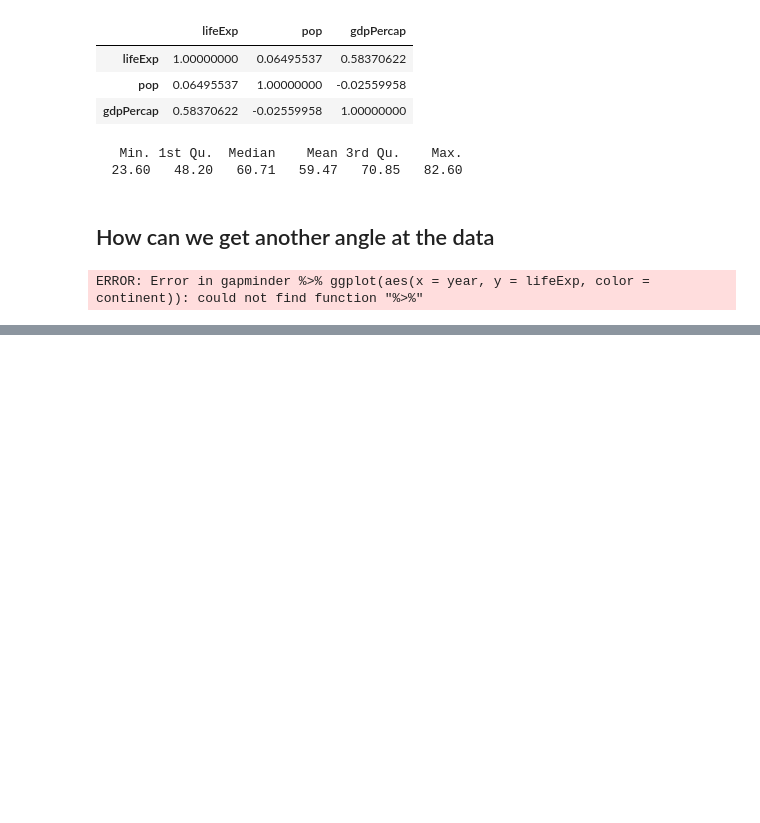
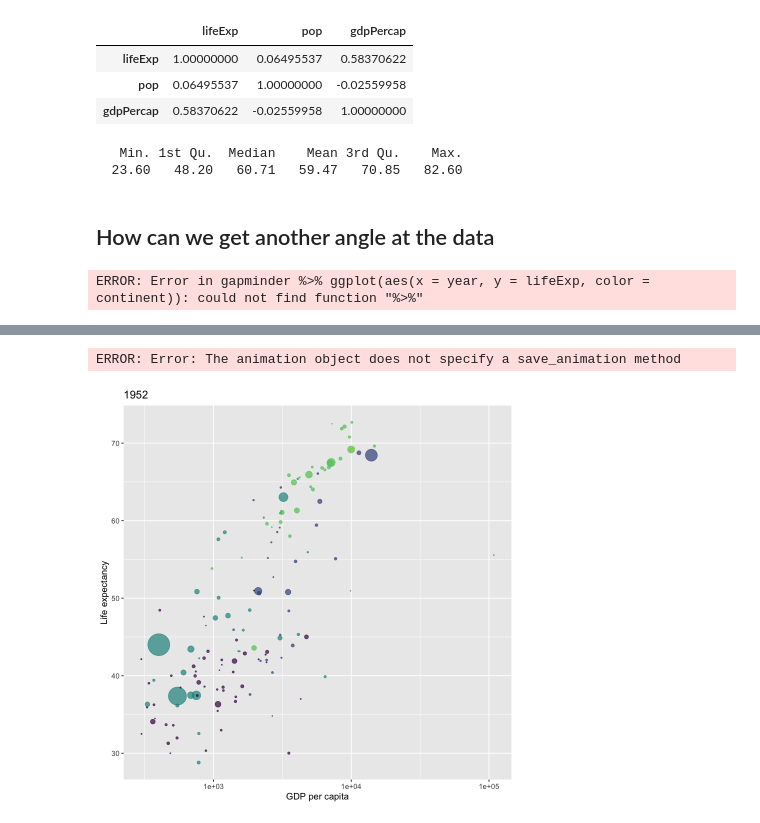
Before and after one commit to nilsjennissen/r-handbook, a Jupyter notebook: notebooks/gapminder.ipynb, the cells around one changed output, grey strips where cells are left out. Cells and saved outputs as stored; diff of their text form; code cells hidden in the pictures; blank space fills up the shorter version.

```diff
--- a/notebooks/gapminder.ipynb
+++ b/notebooks/gapminder.ipynb
@@ -125,0 +99,37 @@ ERROR: Error in radiant(): could not find function "radiant"
+# %%
+# Visualize the animation by writing to a data folder
+# Animation gapminder
+plot <- ggplot(
+  gapminder,
+  aes(x = gdpPercap, y = lifeExp, size = pop, color = continent, frame = year)
+) +
+  geom_point(show.legend = FALSE, alpha = 0.7) +
+  scale_color_viridis_d() +
+    scale_size_area(max_size = 12) +
+    scale_x_log10() +
+    labs(title = 'Year: {frame_time}', x = 'GDP per capita', y = 'Life expectancy') +
+    theme(legend.position = 'bottom')
+
+
+plot + transition_time(year) +
+  labs(title = "Year: {frame_time}")
+# %% [output]
+ERROR: Error: The animation object does not specify a save_animation method
+# %%
+# Function to make gapminder plot
+make_plot <- function(year) {
+  ggplot(
+    gapminder[gapminder$year == year, ],
+    aes(x = gdpPercap, y = lifeExp, size = pop, color = continent)
+  ) +
+    geom_point(show.legend = FALSE, alpha = 0.7) +
+    scale_color_viridis_d() +
+    scale_size_area(max_size = 12) +
+    scale_x_log10() +
+    labs(title = year, x = 'GDP per capita', y = 'Life expectancy') +
+    theme(legend.position = 'bottom')
+}
+# %%
+make_plot(1952)
+# %% [output]
+[figure, added]
```
Also changed, not shown: parts of 8 cells of this notebook, 2 other files.
